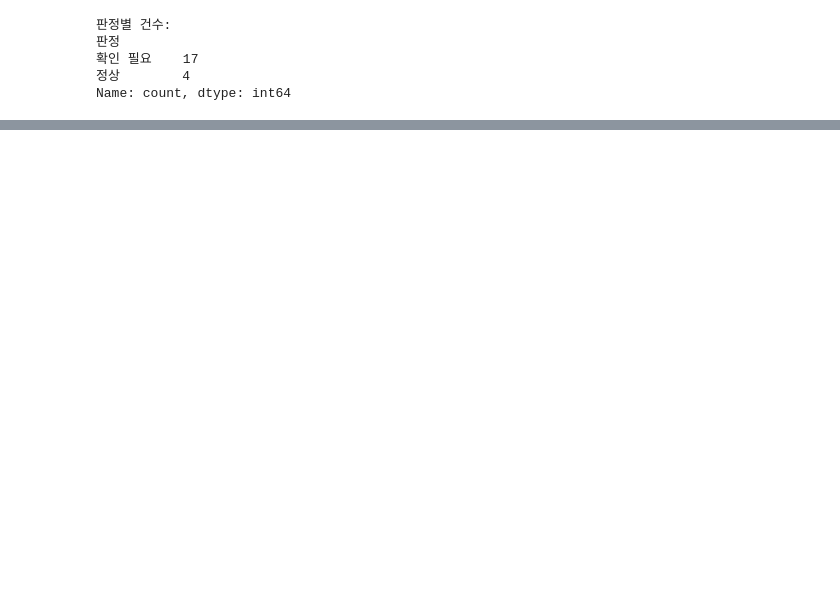
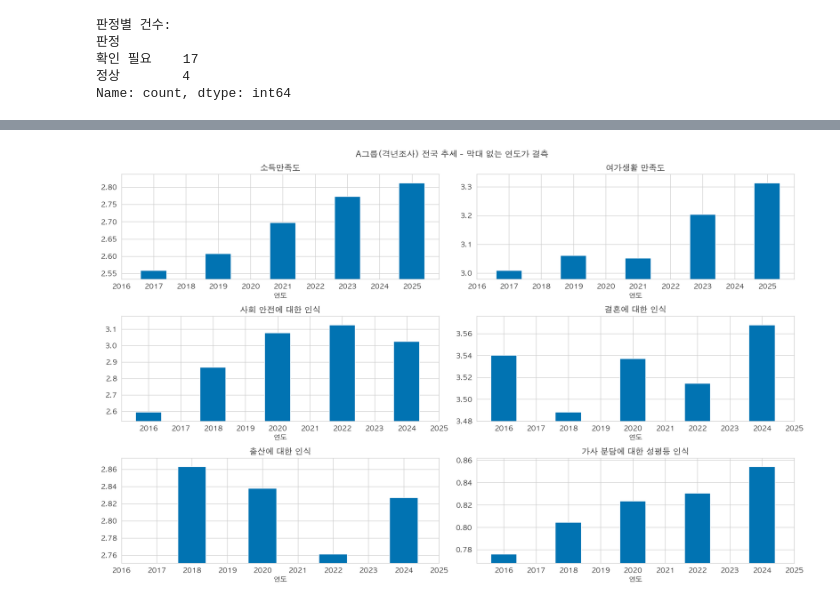
Before and after one commit to JungYeoni/yumocha, a Jupyter notebook: notebooks/20260725_EDA_구조환경지표_통합파일_결측치_검증.ipynb, the cells around one changed output, grey strips where cells are left out. Cells and saved outputs as stored; diff of their text form; code cells hidden in the pictures; blank space fills up the shorter version.

Commit message:
feat: A그룹 결측치 시각화(막대그래프) 추가 (#38)
격년조사 6개 지표(A그룹)의 전국 값을 막대그래프로 그려 결측 연도(막대 없음)와
값 변화를 함께 볼 수 있게 했다. y축을 각 지표의 실제 값 범위에 맞춰(0 기준선
대신) 변화 폭이 눌리지 않도록 했고, 3행 2열 레이아웃으로 각 지표의 x축(연도)
공간을 넉넉히 확보했다.

```diff
--- a/notebooks/20260725_EDA_구조환경지표_통합파일_결측치_검증.ipynb
+++ b/notebooks/20260725_EDA_구조환경지표_통합파일_결측치_검증.ipynb
@@ -325,0 +334,30 @@ Name: count, dtype: int64
+# %%
+A_GROUP_IDS = [
+    "income_satisfaction",
+    "leisure_satisfaction",
+    "social_safety_perception",
+    "marriage_perception",
+    "childbirth_perception",
+    "housework_gender_equality",
+]
+
+fig, axes = plt.subplots(3, 2, figsize=(16, 10))
+for ax, indicator_id in zip(axes.flat, A_GROUP_IDS):
+    label = indicator_names[indicator_id]
+    row = merged_df.loc[(merged_df["세부지표"] == label) & (merged_df["지역"] == "전국")].iloc[0]
+    values = row[years_all]  # 막대가 없는 연도 = 결측(NaN인 채로 둔다)
+    ax.bar(values.index, values.values, color=PALETTE[0])
+    margin = (values.max() - values.min()) * 0.1
+    ax.set_ylim(
+        values.min() - margin, values.max() + margin
+    )  # 변화 폭을 더 크게 보이도록 값 범위에 딱 맞춤
+    ax.set_xticks(years_all)
+    ax.set_title(label)
+    ax.set_xlabel("연도")
+
+fig.suptitle("A그룹(격년조사) 전국 추세 - 막대 없는 연도가 결측")
+fig.tight_layout()
+save_figure(fig, repo_root / "notebooks" / "results" / "구조환경지표_A그룹_결측_추세선")
+plt.show()
+# %% [output]
+[figure, added]
```
Also changed, not shown: parts of 2 cells of this notebook.
